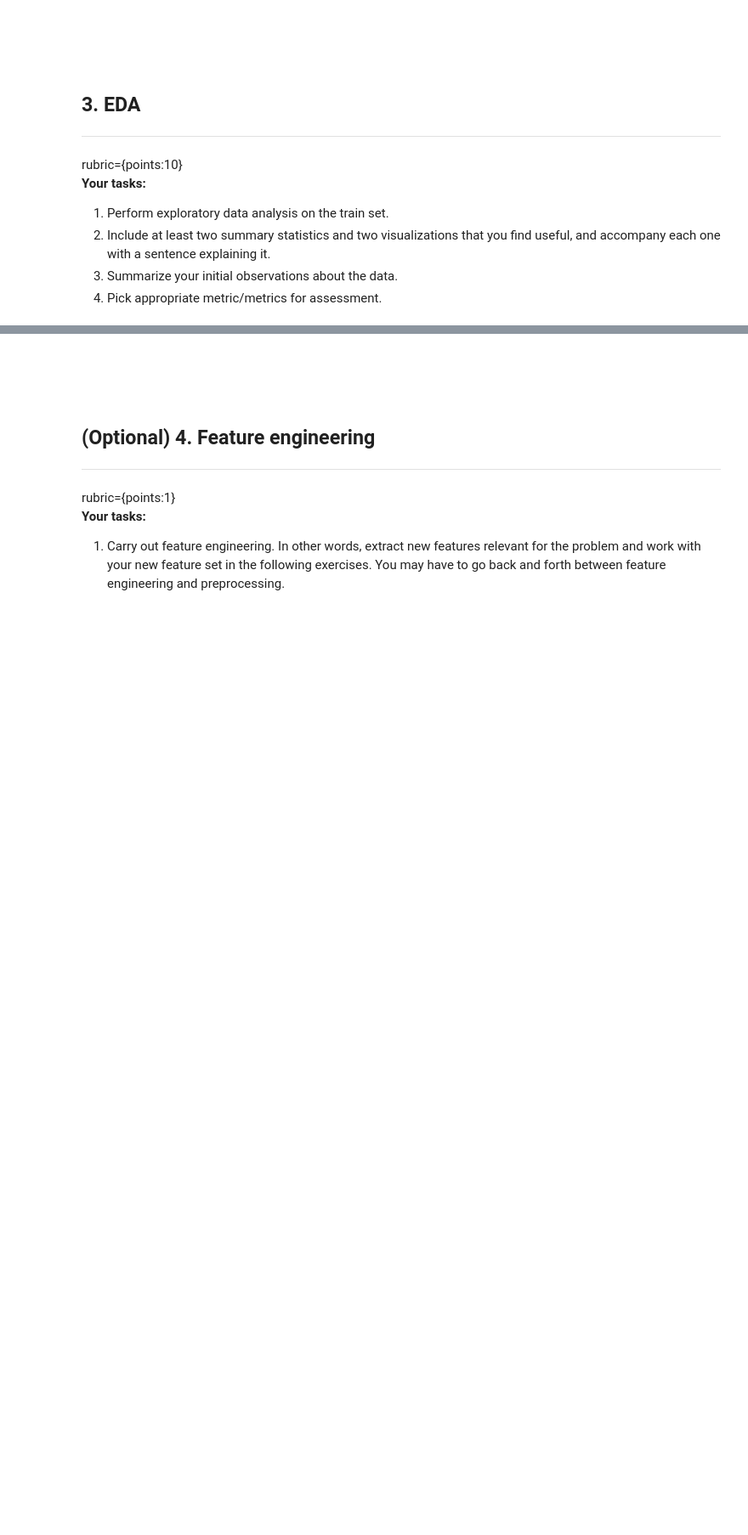
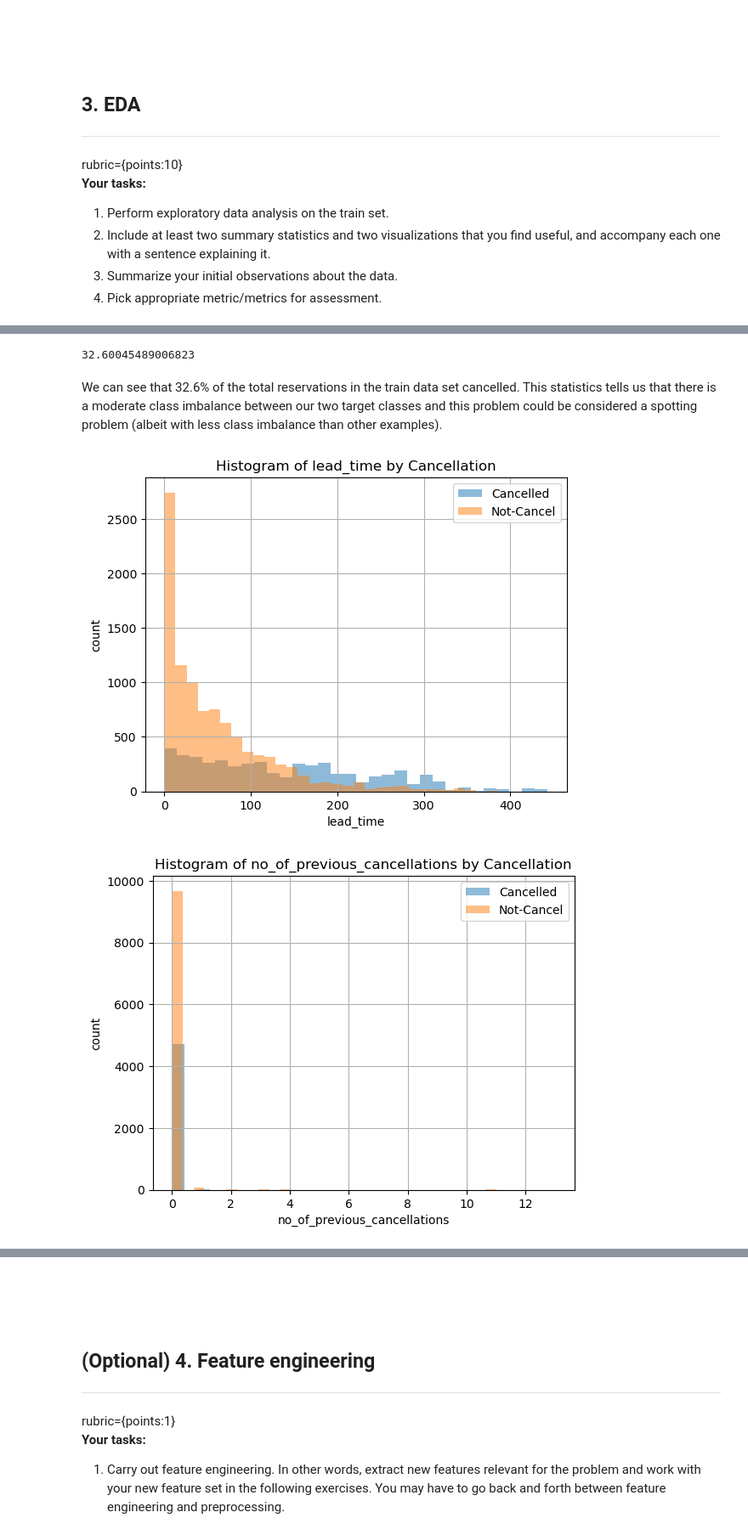
Before and after one commit to bchurch8/cpsc330-HW-repo, a Jupyter notebook: hw/hw6/hw6-starter.ipynb, the cells around one changed output, grey strips where cells are left out. Shown at 85% size. Saved outputs shown, nothing was run; the diff lists cells and outputs as text; code cells hidden in the pictures; blank space fills up the shorter version.

```diff
--- a/hw/hw6/hw6-starter.ipynb
+++ b/hw/hw6/hw6-starter.ipynb
@@ -151,0 +187,5 @@ rubric={points:10}
+# %%
+cancel = train_df.query("booking_status == 1")
+not_cancel = train_df.query("booking_status == 0")
+
+cancel.head()
@@ -151,0 +199,24 @@ rubric={points:10}
+# %%
+perc_cancel = cancel.shape[0] / train_df.shape[0] * 100
+perc_cancel
+# %% [output]
+32.60045489006823
+# %% [markdown]
+We can see that 32.6% of the total reservations in the train data set cancelled. This statistics tells us that there is a moderate class imbalance between our two target classes and this problem could be considered a spotting problem (albeit with less class imbalance than other examples).
+# %%
+numeric_feats = ["lead_time", "no_of_previous_cancellations", "no_of_previous_bookings_not_canceled", "avg_price_per_room"]
+# Not sure if these features are considered numeric: "no_of_adults", "no_of_children", "no_of_weekend_nights", "no_of_week_nights"]
+num_bins = 30
+
+for col in numeric_feats:
+    axes = cancel[[col]].hist(bins = num_bins, alpha = 0.5, label="Cancelled")[0][0]
+    axes.hist(not_cancel[[col]], bins = num_bins, alpha = 0.5, label="Not-Cancel")
+
+    plt.legend(loc = "upper right")
+    plt.title("Histogram of " + col + " by Cancellation")
+    plt.xlabel(col)
+    plt.ylabel("count")
+    plt.show()
+# %% [output]
+[figure, added]
+[figure, added]
```
Also changed, not shown: parts of 6 cells of this notebook.
